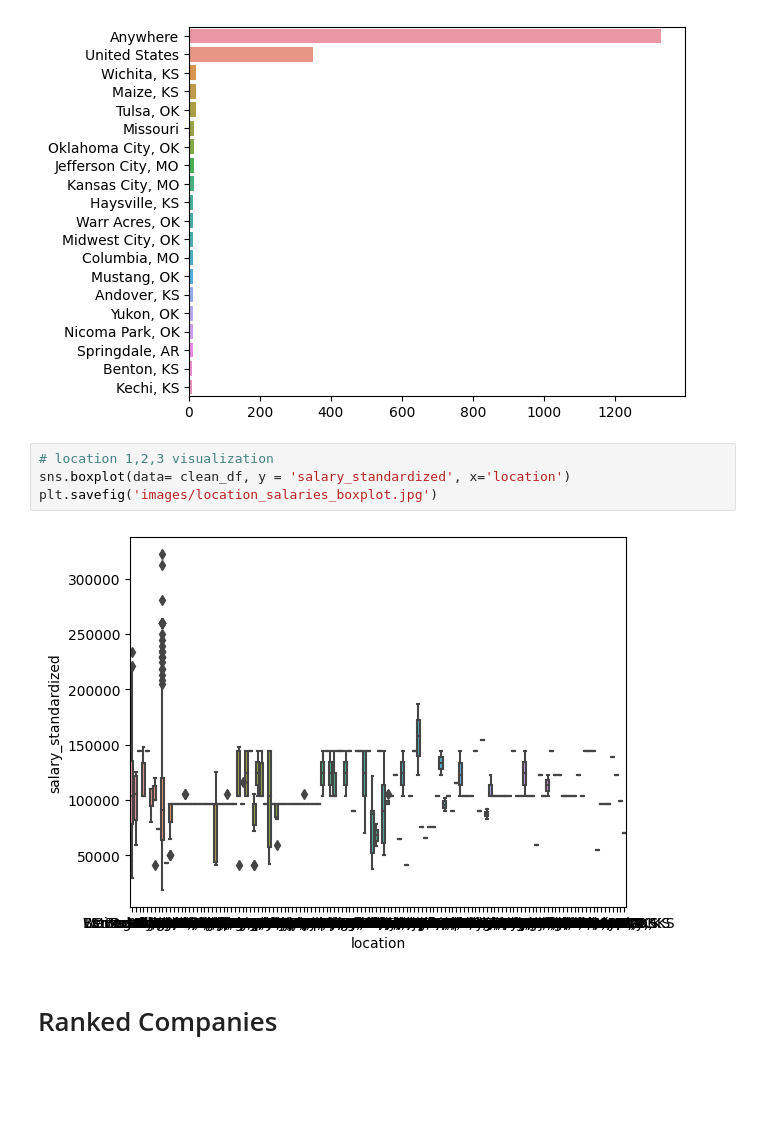
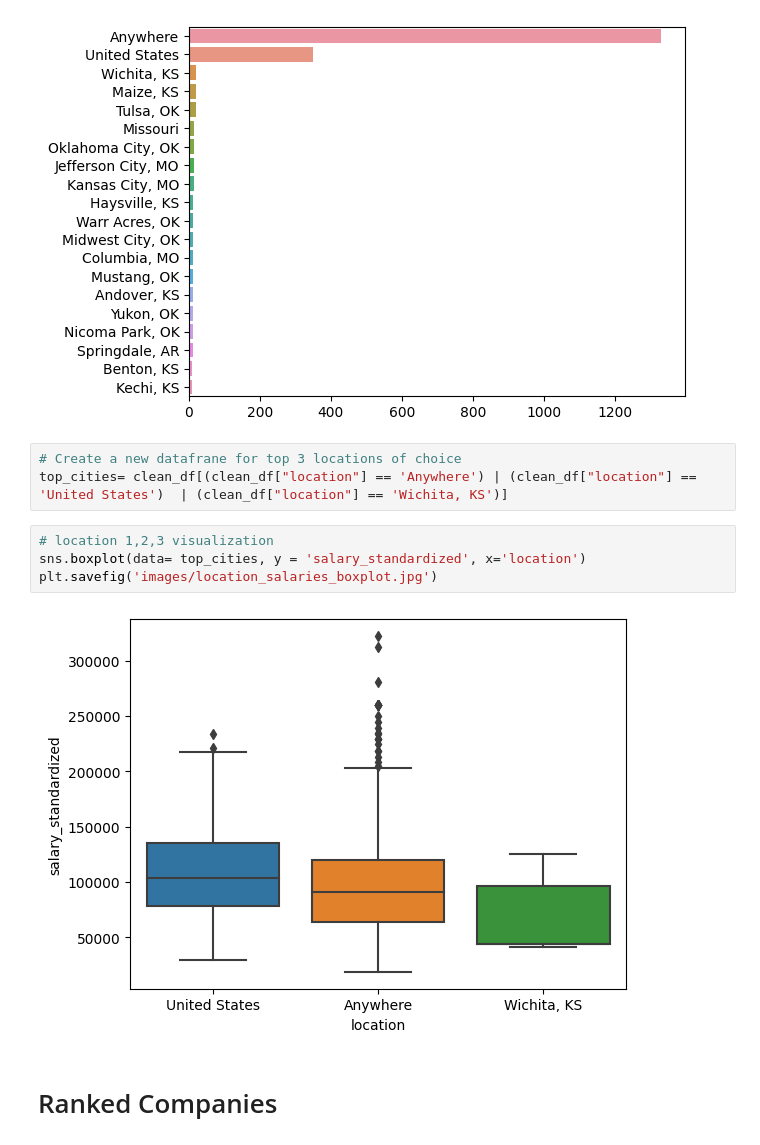
Before and after one commit to tsbarry/ASW-Market-Analysis, a Jupyter notebook: eda.ipynb, the cells around one changed output. Saved outputs shown, nothing was run; the diff lists cells and outputs as text; blank space fills up the shorter version.

```diff
--- a/eda.ipynb
+++ b/eda.ipynb
@@ -199,12 +199,15 @@ sns.barplot(y=selected_cities.index, x=selected_cities.values)
 plt.savefig('images/ranked_cities.jpg')
 # %% [output]
 [figure]
+# %%
+# Create a new datafrane for top 3 locations of choice
+top_cities= clean_df[(clean_df["location"] == 'Anywhere') | (clean_df["location"] == 'United States')  | (clean_df["location"] == 'Wichita, KS')]
 # %%
 # location 1,2,3 visualization
-sns.boxplot(data= clean_df, y = 'salary_standardized', x='location')
+sns.boxplot(data= top_cities, y = 'salary_standardized', x='location')
 plt.savefig('images/location_salaries_boxplot.jpg')
 # %% [output]
-[figure, old version]
+[figure, new version]
 # %% [markdown]
 # Ranked Companies
 # %%
```
Also changed, not shown: parts of 2 cells of this notebook, 2 other files.
